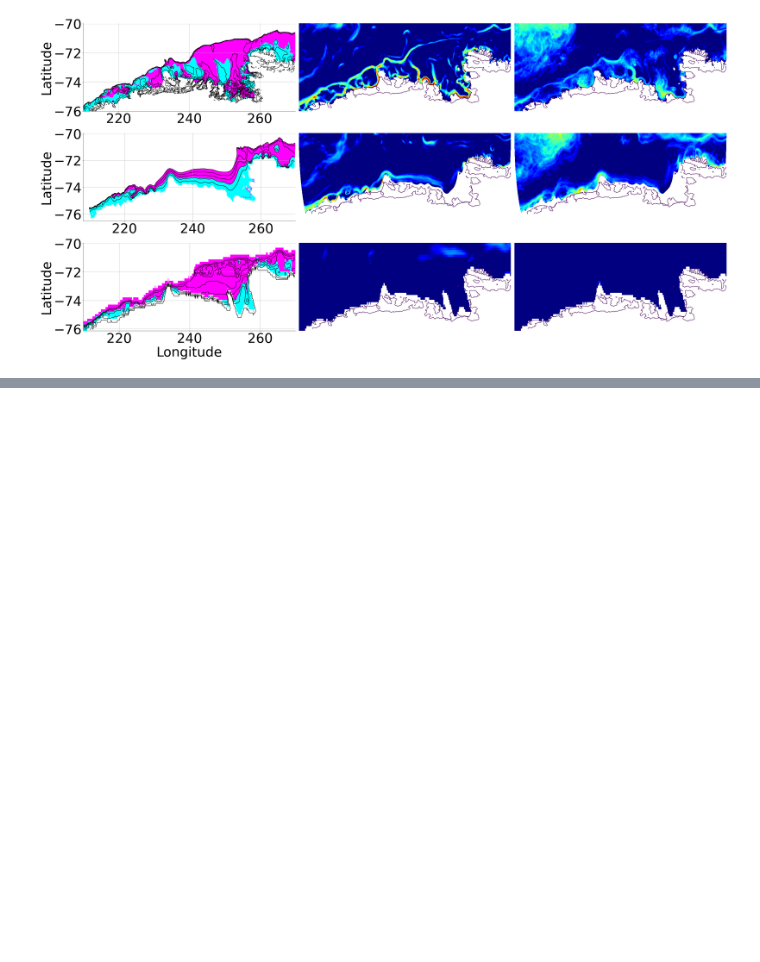
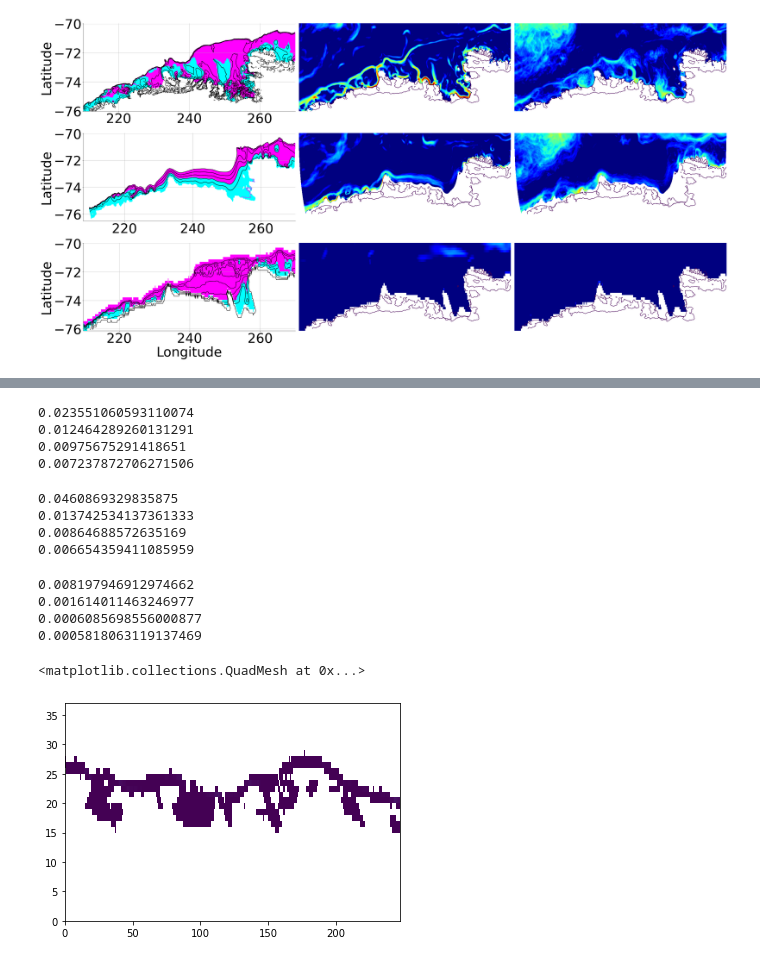
Before and after one commit to ah-dinh/Dinh_2024a, a Jupyter notebook: KE - Calculate.ipynb, the cells around one changed output, grey strips where cells are left out. Saved outputs shown, nothing was run; the diff lists cells and outputs as text; code cells hidden in the pictures; blank space fills up the shorter version.

```diff
--- a/KE - Calculate.ipynb
+++ b/KE - Calculate.ipynb
@@ -20,7 +20,7 @@ True
 # %% [markdown]
 ### Calc LLC4320
 # %%
-data = zarr.open('/Volumes/workDrive/LLC_Daily/LLC4320.zarr', mode='a')
+data = zarr.open('/Volumes/workDrive/KE/LLC4320.zarr', mode='r')
 list(data.keys())
 # %% [output]
 ['DRF',
@@ -482,0 +460,8 @@ np.nanmean(SOHI_MKE), np.nanmean(LLC_MKE), np.nanmean(SOSE_MKE)
+# %%
+LLC = zarr.open('/Volumes/workDrive/KE/LLC4320.zarr', 'r')
+SOSE = zarr.open('/Volumes/workDrive/KE/SOSE.zarr', 'r')
+SOHI = zarr.open('/Volumes/workDrive/KE/SOHI.zarr', 'r')
+# %%
+LLC_total = LLC['Eddy_KE'][:] + LLC['Mean_KE'][:]
+SOSE_total = SOSE['Eddy_KE'][:] + SOSE['Mean_KE'][:]
+SOHI_total = SOHI['Eddy_KE'][:] + SOHI['Mean_KE'][:]
@@ -482,0 +472,59 @@ np.nanmean(SOHI_MKE), np.nanmean(LLC_MKE), np.nanmean(SOSE_MKE)
+# %%
+_, _, res = crop_region(xbound = [103, 144],
+                              ybound = [-69, -63],
+                              XC = LLC['lon'],
+                              YC = LLC['lat'],
+                              data = [LLC_total[0]*LLC_mask,
+                                     LLC_total[1]*LLC_mask,
+                                     LLC_total[2]*LLC_mask,
+                                     LLC_total[3]*LLC_mask])
+
+for i in res:
+    i[i==0] = np.nan
+    print(np.nanmean(i))
+# %% [output]
+0.023551060593110074
+0.012464289260131291
+0.00975675291418651
+0.007237872706271506
+# %%
+_, _, res = crop_region(xbound = [103, 144],
+                              ybound = [-69, -63],
+                              XC = SOHI['lon'],
+                              YC = SOHI['lat'],
+                              data = [SOHI_total[0]*SOhi_mask,
+                                     SOHI_total[1]*SOhi_mask,
+                                     SOHI_total[2]*SOhi_mask,
+                                     SOHI_total[3]*SOhi_mask])
+
+for i in res:
+    i[i==0] = np.nan
+    print(np.nanmean(i))
+# %% [output]
+0.0460869329835875
+0.013742534137361333
+0.00864688572635169
+0.006654359411085959
+# %%
+_, _, res = crop_region(xbound = [103, 144],
+                              ybound = [-69, -63],
+                              XC = SOSE['lon'],
+                              YC = SOSE['lat'],
+                              data = [SOSE_total[0][:138, :]*SOSE_mask,
+                                     SOSE_total[1][:138, :]*SOSE_mask,
+                                     SOSE_total[2][:138, :]*SOSE_mask,
+                                     SOSE_total[3][:138, :]*SOSE_mask])
+
+for i in res:
+    i[i==0] = np.nan
+    print(np.nanmean(i))
+# %% [output]
+0.008197946912974662
+0.001614011463246977
+0.0006085698556000877
+0.0005818063119137469
+# %%
+plt.pcolormesh(res[3], vmin=1e-3, vmax=1e-1)
+# %% [output]
+<matplotlib.collections.QuadMesh at 0x...>
+[figure, added]
```
Also changed, not shown: parts of 18 cells of this notebook, 1 other file.
